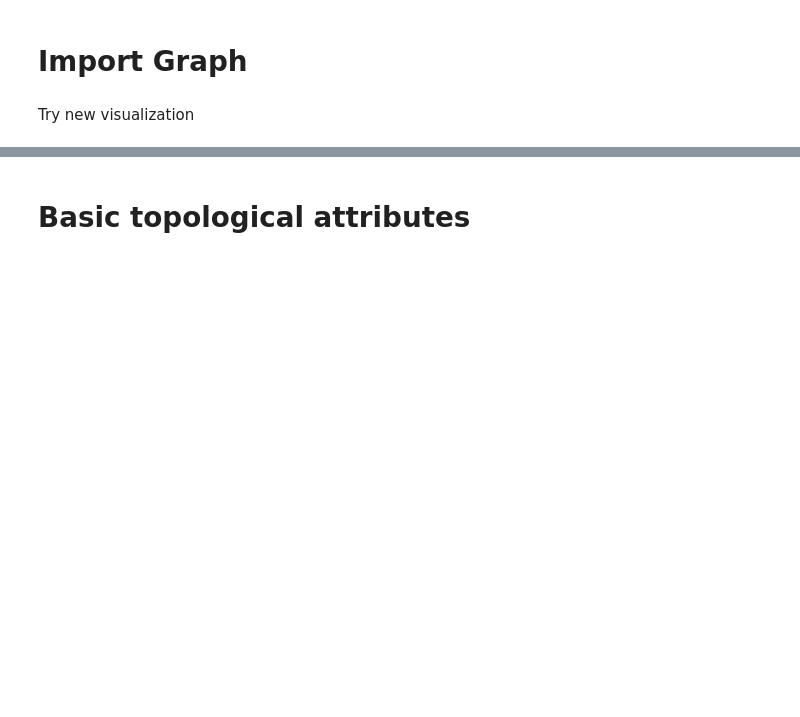
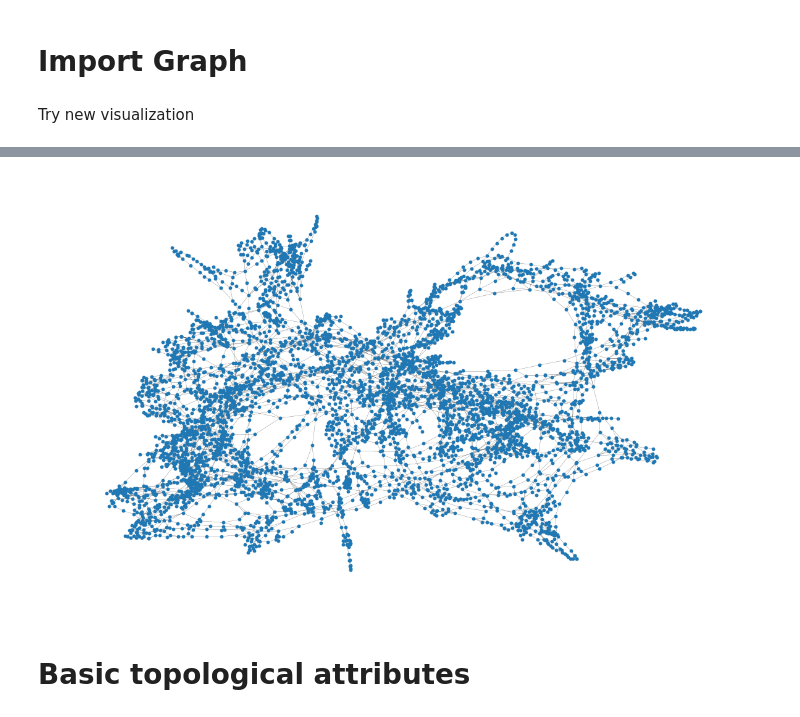
Before and after one commit to luca959/Network_Analysis1, a Jupyter notebook: NA.ipynb, the cells around one changed output, grey strips where cells are left out. Drawn from its saved outputs; the diff is of its cells as text; code cells hidden in the pictures; blank space fills up the shorter version.

```diff
--- a/NA.ipynb
+++ b/NA.ipynb
@@ -41,3 +32,11 @@ nx.draw_networkx(G, pos=pos, ax=ax, **plot_options)
+# %%
+
+fig, ax = plt.subplots(figsize=(15, 9))
+ax.axis("off")
+plot_options = {"node_size": 10, "with_labels": False, "width": 0.15}
+nx.draw_networkx(G, pos=pos, ax=ax, **plot_options)
+# %% [output]
+[figure, added]
 # %% [markdown]
 # Basic topological attributes
 # %%
```
Also changed, not shown: parts of 29 cells of this notebook.
